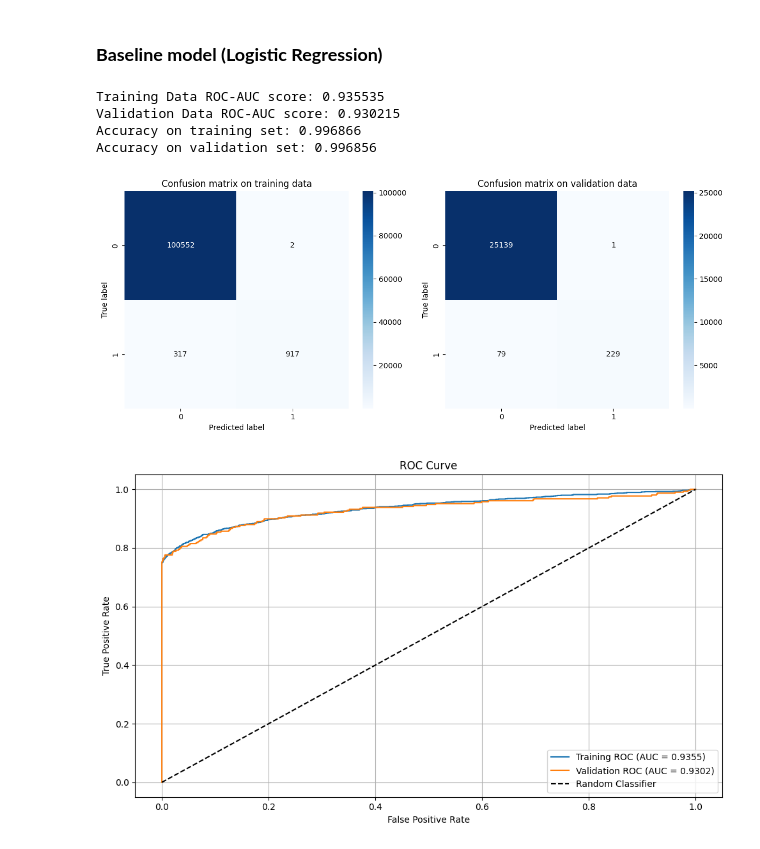
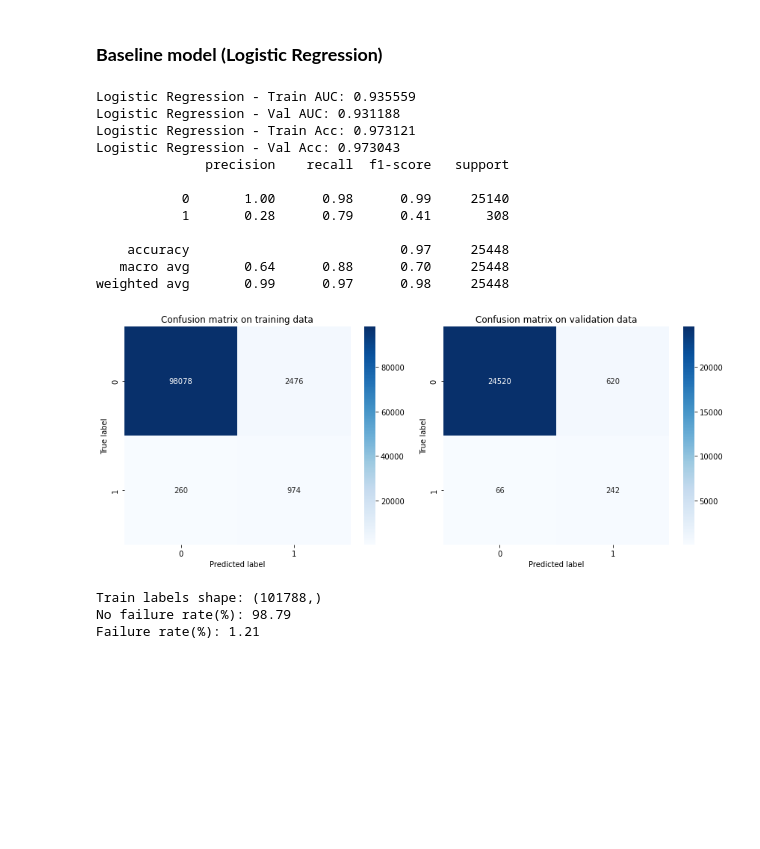
Before and after one commit to neehanthreddym/machine-failure-prediction, a Jupyter notebook: notebooks/machine_failure_classification.ipynb, the cells around one changed output. Cells and saved outputs as stored; diff of their text form; code cells hidden in the pictures; blank space fills up the shorter version.

Commit message:
Feature encoding fixed and explored RF and NN

```diff
--- a/notebooks/machine_failure_classification.ipynb
+++ b/notebooks/machine_failure_classification.ipynb
@@ -8,8 +8,8 @@ import seaborn as sns
 import matplotlib.pyplot as plt
 
 # Read the data
-train = pd.read_csv("/Users/neehanthreddym/Desktop/FDS/Project/data/train.csv")
-test = pd.read_csv("/Users/neehanthreddym/Desktop/FDS/Project/data/test.csv")
+train = pd.read_csv("C:/Users/91768/machine-failure-prediction/data/train.csv")
+test = pd.read_csv("C:/Users/91768/machine-failure-prediction/data/test.csv")
 
 train.head()
 # %% [output]
@@ -269,13 +270,13 @@ NULL count in test data: 0
 # %%
 # Dropping the unnecessary columns
-train_df = train_no_outliers.drop(columns=['id', 'Product ID'], errors='ignore')
-test_df = test.drop(columns=['id', 'Product ID'], errors='ignore')
+train_df = train_no_outliers.drop(columns=['id', 'Product ID', 'RNF'], errors='ignore')
+test_df = test.drop(columns=['id', 'Product ID', 'RNF'], errors='ignore')
 print(train_df.columns)
 print(test_df.columns)
 
-# Encoding the Type column
-train_df['Type'] = train_df['Type'].map({'L': 0, 'M': 1, 'H': 3})
-train_df
+# Encode 'Type' column in train_df
+train_df = pd.get_dummies(train_df, columns=['Type'], prefix='Type', drop_first=True)
+train_df.head()
 # %% [output]
 Index(['Type', 'Air temperature [K]', 'Process temperature [K]',
        'Rotational speed [rpm]', 'Torque [Nm]', 'Tool wear [min]',
@@ -351,10 +346,10 @@ Test set size: (90954, 11)
 ### **Baseline model (Logistic Regression)**
 # %%
 from sklearn.linear_model import LogisticRegression
-from sklearn.metrics import roc_auc_score, accuracy_score, confusion_matrix, roc_curve
+from sklearn.metrics import roc_auc_score, accuracy_score, confusion_matrix, precision_score, recall_score, f1_score, classification_report
 
 # Initialize and train the model
-logistic_clf = LogisticRegression(random_state=99, max_iter=1000)
+logistic_clf = LogisticRegression(C=0.01, max_iter=1000, class_weight='balanced', random_state=42)
 logistic_clf.fit(X_train, y_train)
 
 # Evaluate the model on Training set
@@ -363,58 +358,58 @@ y_prob_train_logistic = logistic_clf.predict_proba(X_train)[:, 1]
 
 # Evaluate the model on Validation set
 y_pred_val_logistic = logistic_clf.predict(X_val)
 y_prob_val_logistic = logistic_clf.predict_proba(X_val)[:, 1]
 
 logistic_train_auc = roc_auc_score(y_train, y_prob_train_logistic)
 logistic_val_auc = roc_auc_score(y_val, y_prob_val_logistic)
 logistic_train_accuracy = accuracy_score(y_train, y_pred_train_logistic)
 logistic_val_accuracy = accuracy_score(y_val, y_pred_val_logistic)
 
-print(f"Training Data ROC-AUC score: {logistic_train_auc:.6f}")
-print(f"Validation Data ROC-AUC score: {logistic_val_auc:.6f}")
-print(f"Accuracy on training set: {logistic_train_accuracy:.6f}")
-print(f"Accuracy on validation set: {logistic_val_accuracy:.6f}")
+print(f"Logistic Regression - Train AUC: {logistic_train_auc:.6f}")
+print(f"Logistic Regression - Val AUC: {logistic_val_auc:.6f}")
+print(f"Logistic Regression - Train Acc: {logistic_train_accuracy:.6f}")
+print(f"Logistic Regression - Val Acc: {logistic_val_accuracy:.6f}")
+print(classification_report(y_true=y_val, y_pred=y_pred_val_logistic))
 
 logistic_train_cm = confusion_matrix(y_train, y_pred_train_logistic, labels=logistic_clf.classes_)
 logistic_val_cm = confusion_matrix(y_val, y_pred_val_logistic, labels=logistic_clf.classes_)
 
 plt.figure(figsize=(12, 5))
 plt.subplot(1,2,1)
 sns.heatmap(logistic_train_cm, annot=True, fmt='d', cmap='Blues')
 plt.title("Confusion matrix on training data")
 plt.xlabel("Predicted label")
 plt.ylabel("True label")
 
 plt.subplot(1,2,2)
 sns.heatmap(logistic_val_cm, annot=True, fmt='d', cmap='Blues')
 plt.title("Confusion matrix on validation data")
 plt.xlabel("Predicted label")
 plt.ylabel("True label")
 
 plt.tight_layout()
 plt.show()
 # %% [output]
-Training Data ROC-AUC score: 0.935535
-Validation Data ROC-AUC score: 0.930215
-Accuracy on training set: 0.996866
-Accuracy on validation set: 0.996856
+Logistic Regression - Train AUC: 0.935559
+Logistic Regression - Val AUC: 0.931188
+Logistic Regression - Train Acc: 0.973121
+Logistic Regression - Val Acc: 0.973043
+              precision    recall  f1-score   support
+
+           0       1.00      0.98      0.99     25140
+           1       0.28      0.79      0.41       308
+
+    accuracy                           0.97     25448
+   macro avg       0.64      0.88      0.70     25448
+weighted avg       0.99      0.97      0.98     25448
-[figure, old version]
+[figure, new version]
-# %%
-# ROC Curve
-fpr_train, tpr_train, _ = roc_curve(y_train, y_prob_train_logistic)
-fpr_val, tpr_val, _ = roc_curve(y_val, y_prob_val_logistic)
-
-plt.figure(figsize=(10, 6))
-plt.plot(fpr_train, tpr_train, label=f'Training ROC (AUC = {logistic_train_auc:.4f})')
-plt.plot(fpr_val, tpr_val, label=f'Validation ROC (AUC = {logistic_val_auc:.4f})')
-plt.plot([0, 1], [0, 1], 'k--', label='Random Classifier')
-
-plt.title('ROC Curve')
-plt.xlabel('False Positive Rate')
-plt.ylabel('True Positive Rate')
-plt.legend(loc='lower right')
-plt.grid(True)
-plt.tight_layout()
-plt.show()
-# %% [output]
-[figure, removed]
+# %%
+print("Train labels shape:", y_train.shape)
+no_failure_rate = (y_train.value_counts()[0] / y_train.shape[0]) * 100
+failure_rate = (y_train.value_counts()[1] / y_train.shape[0]) * 100
+print("No failure rate(%):", round(no_failure_rate, 2))
+print("Failure rate(%):", round(failure_rate, 2))
+# %% [output]
+Train labels shape: (101788,)
+No failure rate(%): 98.79
+Failure rate(%): 1.21
```
Also changed, not shown: parts of 14 cells of this notebook, 2 other files.
